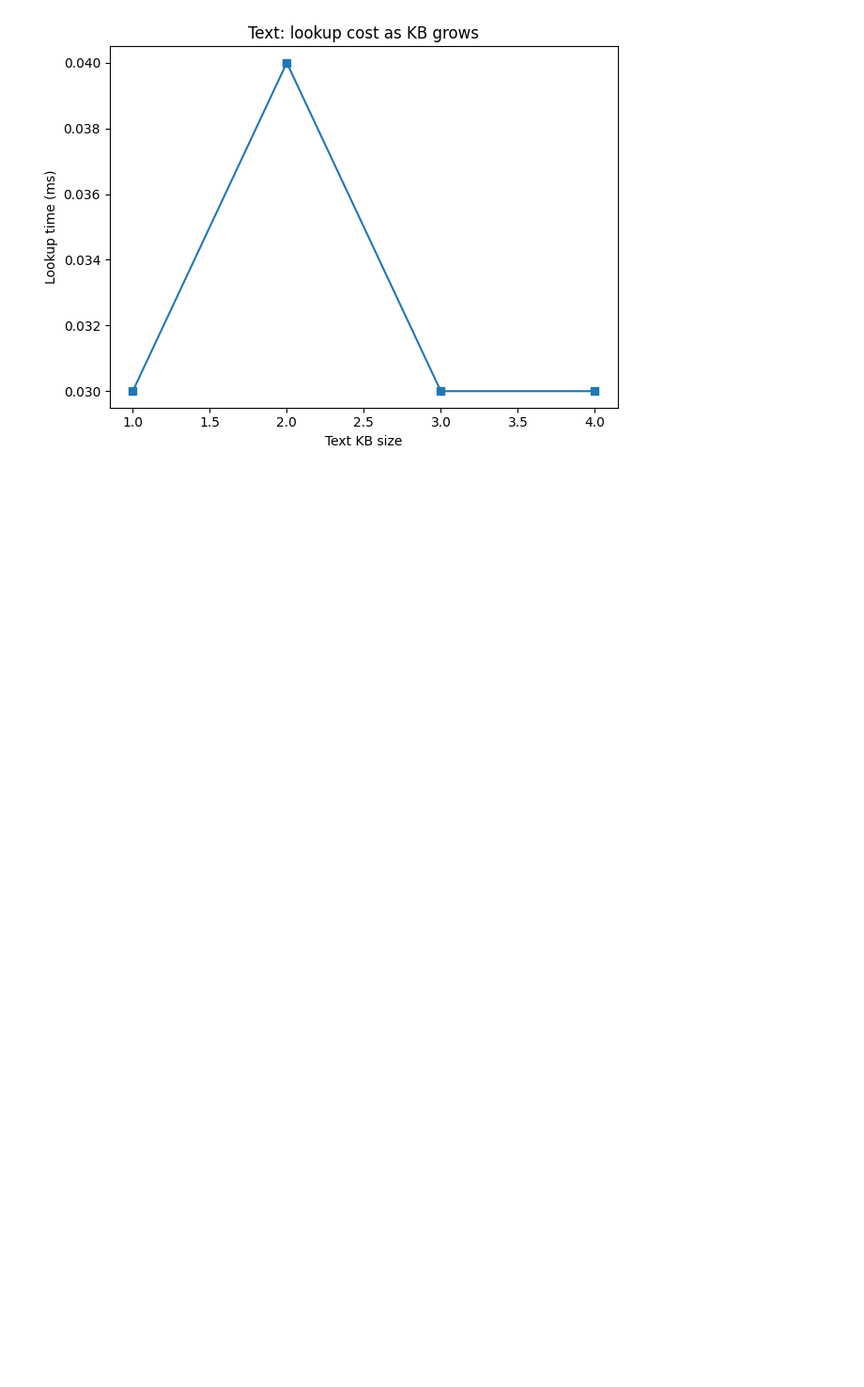
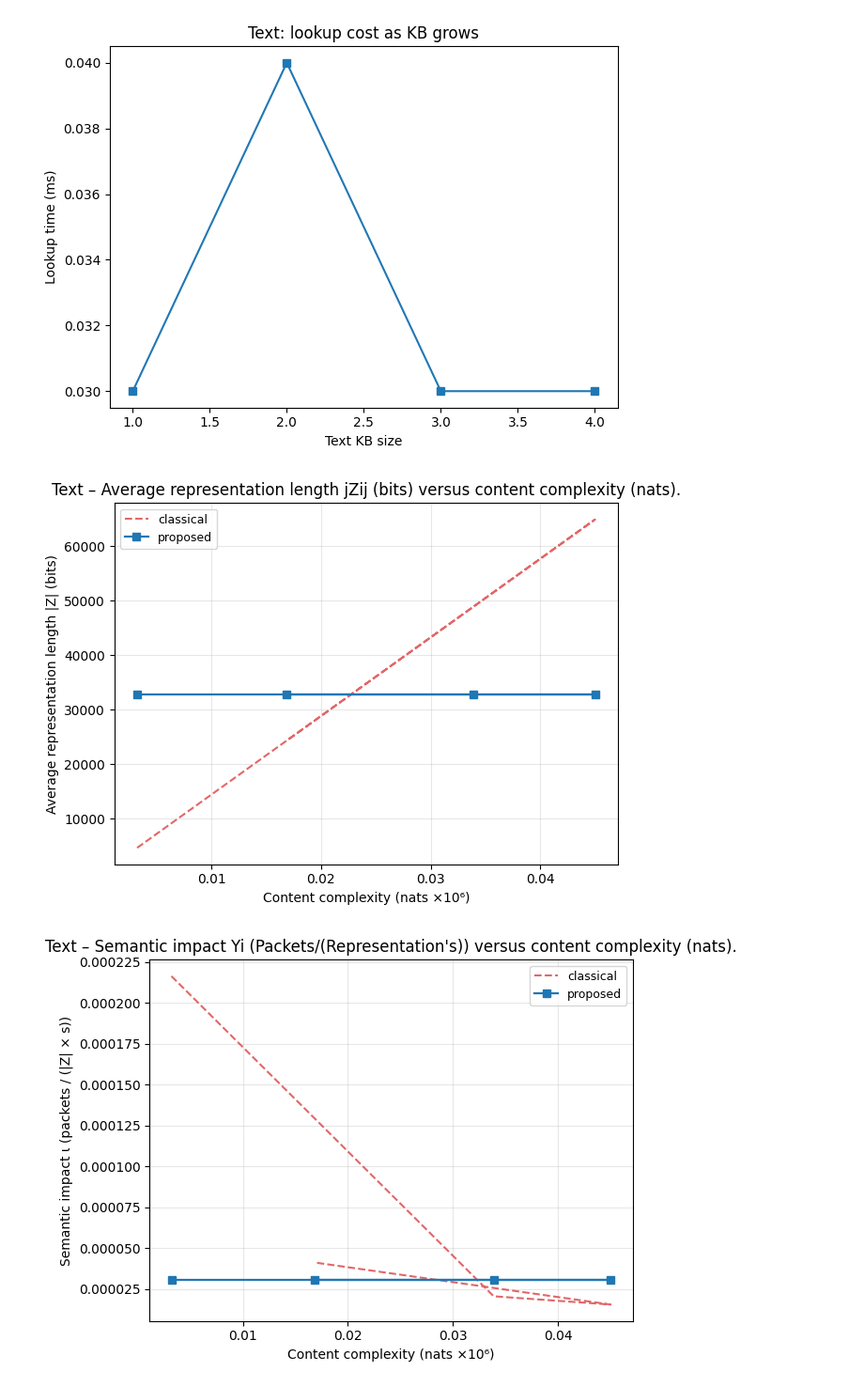
Before and after one commit to news-vt/scefoam, a Jupyter notebook: Semantic Framework/src/__tests__/__result__/graphing.ipynb, the cells around one changed output. Shown at 94% size. Cells and saved outputs as stored; diff of their text form; code cells hidden in the pictures; blank space fills up the shorter version.

Commit message:
feat: included new graphs in comm

```diff
--- a/Semantic Framework/src/__tests__/__result__/graphing.ipynb
+++ b/Semantic Framework/src/__tests__/__result__/graphing.ipynb
@@ -292,3 +292,66 @@ plt.show()
 [figure]
 [figure]
 [figure]
+# %%
+"""
+Draw six graphs (Text, Audio, Image × 2 figs) with *only*:
+
+• classical   – dashed, red-ish line near baseline
+• proposed    – solid, marker ‘s’
+
+"""
+
+from pathlib import Path
+import pandas as pd, matplotlib.pyplot as plt
+plt.rcParams["figure.autolayout"] = True
+
+HERE = Path(__file__).resolve().parent if "__file__" in globals() else Path.cwd()
+ROOT = HERE / "__result__" if (HERE / "__result__").exists() else HERE
+
+csvs = dict(
+    Text  = ROOT / "text_semantic_kpis.csv",
+    Audio = ROOT / "audio_semantic_kpis.csv",
+    Image = ROOT / "image_semantic_kpis.csv",
+)
+
+style = dict(
+    classical = dict(ls="--", marker=None, color="tab:red",  alpha=.7),
+    proposed  = dict(ls="-",  marker="s",  color="tab:blue", lw=1.6),
+)
+
+wanted = {"classical", "proposed"}        # variants to include
+
+for modality, csv in csvs.items():
+    if not csv.exists():
+        print(f"⚠️  {csv.name} missing – skip {modality}")
+        continue
+
+    df = pd.read_csv(csv)
+    df = df[df["variant"].isin(wanted)]   # drop semanticAll rows
+
+    # ── Figure 2 : |Z| vs complexity ─────────────────────────────────
+    fig2, ax2 = plt.subplots()
+    for variant, grp in df.groupby("variant"):
+        ax2.plot(grp["contentNats"]/1e6, grp["reprBits"],
+                 label=variant, **style[variant])
+    ax2.set_xlabel("Content complexity (nats ×10⁶)")
+    ax2.set_ylabel("Average representation length |Z| (bits)")
+    ax2.set_title(f"{modality} – Average representation length jZij (bits) versus content complexity (nats).")
+    ax2.grid(True, alpha=.3); ax2.legend(fontsize=9)
+    # fig2.savefig(f"{modality.lower()}_fig2.png", dpi=300)
+
+    # ── Figure 3 : impact vs complexity ──────────────────────────────
+    fig3, ax3 = plt.subplots()
+    for variant, grp in df.groupby("variant"):
+        ax3.plot(grp["contentNats"]/1e6, grp["impact"],
+                 label=variant, **style[variant])
+    ax3.set_xlabel("Content complexity (nats ×10⁶)")
+    ax3.set_ylabel("Semantic impact ι (packets / (|Z| × s))")
+    ax3.set_title(f"{modality} – Semantic impact Yi (Packets/(Representation's)) versus content complexity (nats).")
+    ax3.grid(True, alpha=.3); ax3.legend(fontsize=9)
+    # fig3.savefig(f"{modality.lower()}_fig3.png", dpi=300)
+
+plt.show()
+# %% [output]
+[figure, added]
+[figure, added]
```
Also changed, not shown: parts of 1 cell of this notebook, 3 other files.
